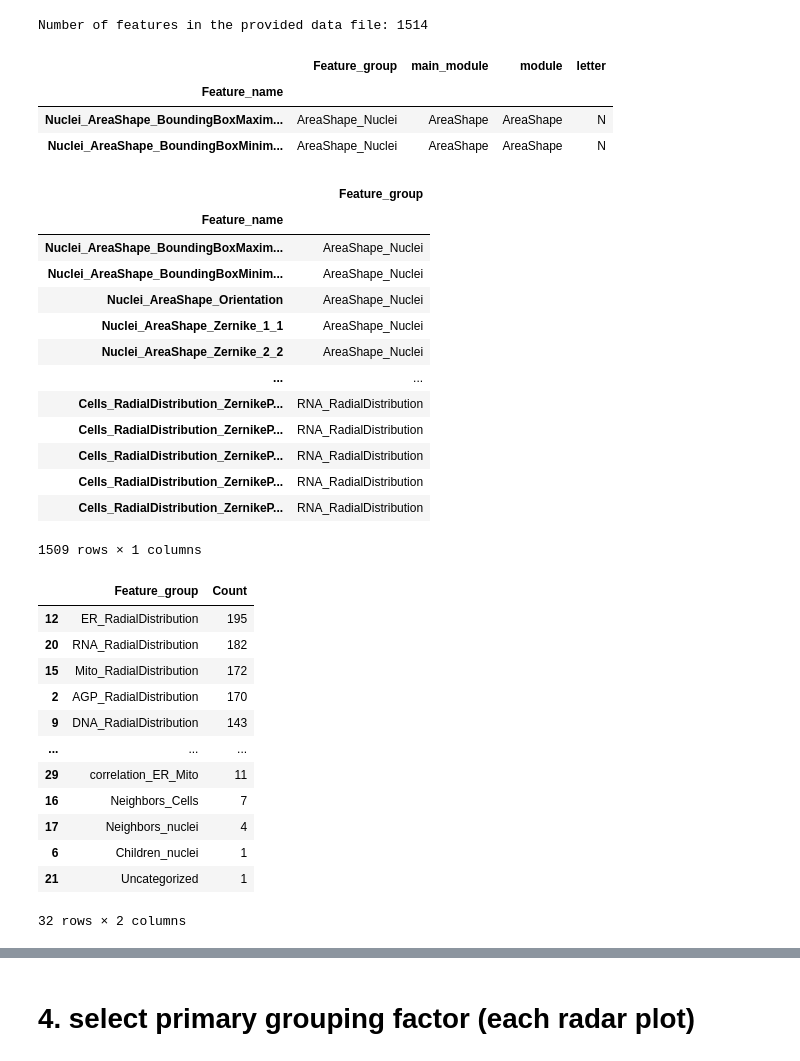
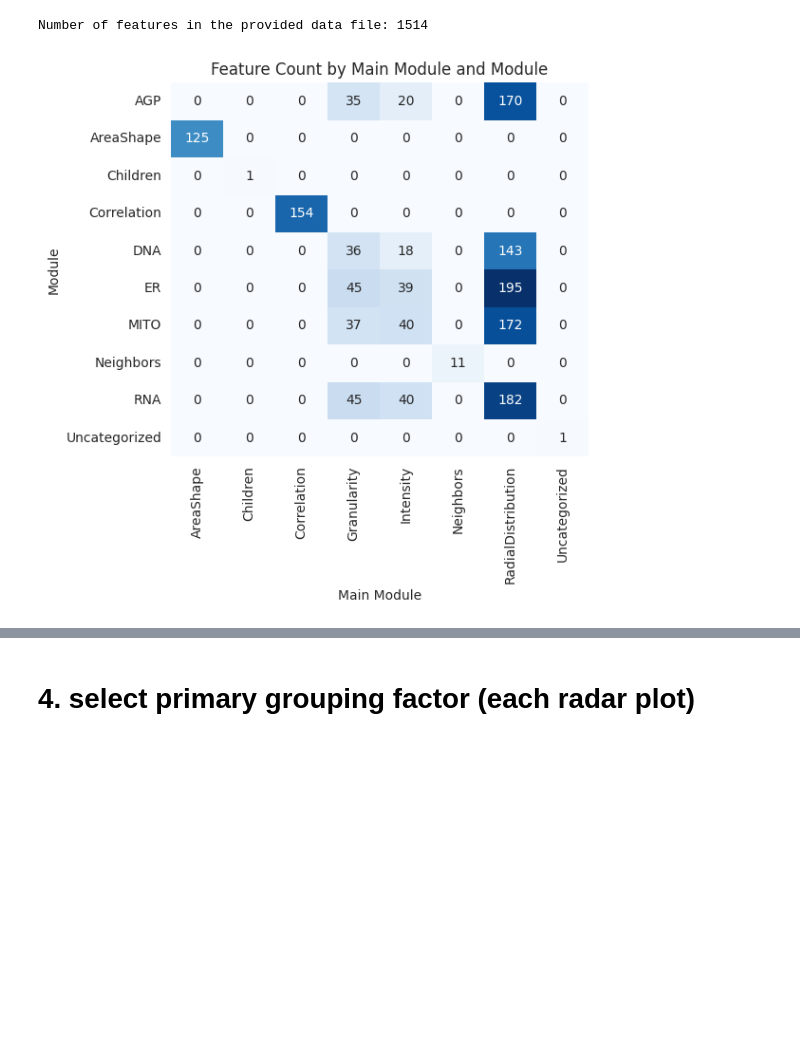
Before and after one commit to jonrie/radarplots, a Jupyter notebook: radarplots.ipynb, the cells around one changed output, grey strips where cells are left out. Saved outputs shown, nothing was run; the diff lists cells and outputs as text; code cells hidden in the pictures; blank space fills up the shorter version.

```diff
--- a/radarplots.ipynb
+++ b/radarplots.ipynb
@@ -124,7 +124,6 @@ grouping                  = pd.DataFrame(ListOfFeatures, columns=['Feature_name'
 grouping["Feature_group"] = grouping["Feature_name"].apply(group_features)
 grouping.set_index("Feature_name", inplace=True)
 
-# add additional grouping labels
 feature_mapping = {
     'DNA_Intensity': ['DNA', 'Intensity', 'I'],
     'DNA_Granularity': ['DNA', 'Granularity', 'G'],
@@ -161,45 +160,21 @@ feature_mapping = {
 }
 
 grouping[['main_module', 'module', 'letter']] = grouping['Feature_group'].map(feature_mapping).apply(pd.Series)
-grouping.head(2)
+
+grouping_Feature_name = grouping[["Feature_group"]]
-# %% [output]
-|  | Feature_group | main_module | module | letter |
-| Feature_name |  |  |  |  |
-| Nuclei_AreaShape_BoundingBoxMaxim... | AreaShape_Nuclei | AreaShape | AreaShape | N |
-| Nuclei_AreaShape_BoundingBoxMinim... | AreaShape_Nuclei | AreaShape | AreaShape | N |
-# %%
-grouping_Feature_name = grouping[["Feature_group"]]
-grouping_Feature_name
-# %% [output]
-|  | Feature_group |
-| Feature_name |  |
-| Nuclei_AreaShape_BoundingBoxMaxim... | AreaShape_Nuclei |
-| Nuclei_AreaShape_BoundingBoxMinim... | AreaShape_Nuclei |
-| Nuclei_AreaShape_Orientation | AreaShape_Nuclei |
-| Nuclei_AreaShape_Zernike_1_1 | AreaShape_Nuclei |
-| Nuclei_AreaShape_Zernike_2_2 | AreaShape_Nuclei |
-| ... | ... |
-| Cells_RadialDistribution_ZernikeP... | RNA_RadialDistribution |
-| Cells_RadialDistribution_ZernikeP... | RNA_RadialDistribution |
-| Cells_RadialDistribution_ZernikeP... | RNA_RadialDistribution |
-| Cells_RadialDistribution_ZernikeP... | RNA_RadialDistribution |
-| Cells_RadialDistribution_ZernikeP... | RNA_RadialDistribution |
-1509 rows × 1 columns
-# %%
-summary_table = grouping.groupby('Feature_group').size().reset_index(name='Count')
-summary_table = summary_table.sort_values(by='Count', ascending=False)
-summary_table
-# %% [output]
-|  | Feature_group | Count |
-| 12 | ER_RadialDistribution | 195 |
-| 20 | RNA_RadialDistribution | 182 |
-| 15 | Mito_RadialDistribution | 172 |
-| 2 | AGP_RadialDistribution | 170 |
-| 9 | DNA_RadialDistribution | 143 |
-| ... | ... | ... |
-| 29 | correlation_ER_Mito | 11 |
-| 16 | Neighbors_Cells | 7 |
-| 17 | Neighbors_nuclei | 4 |
-| 6 | Children_nuclei | 1 |
-| 21 | Uncategorized | 1 |
-32 rows × 2 columns
+# %%
+# plot feature count per group
+
+heatmap_data = grouping.groupby(['main_module', 'module']).size().unstack(fill_value=0)
+
+
+plt.figure(figsize=(6, 6))
+sns.heatmap(heatmap_data, annot=True, fmt="d", cmap="Blues", cbar=False)
+
+plt.title('Feature Count by Main Module and Module')
+plt.xlabel('Main Module')
+plt.ylabel('Module')
+plt.tight_layout()
+plt.show()
+# %% [output]
+[figure, added]
```
Also changed, not shown: parts of 10 cells of this notebook.
